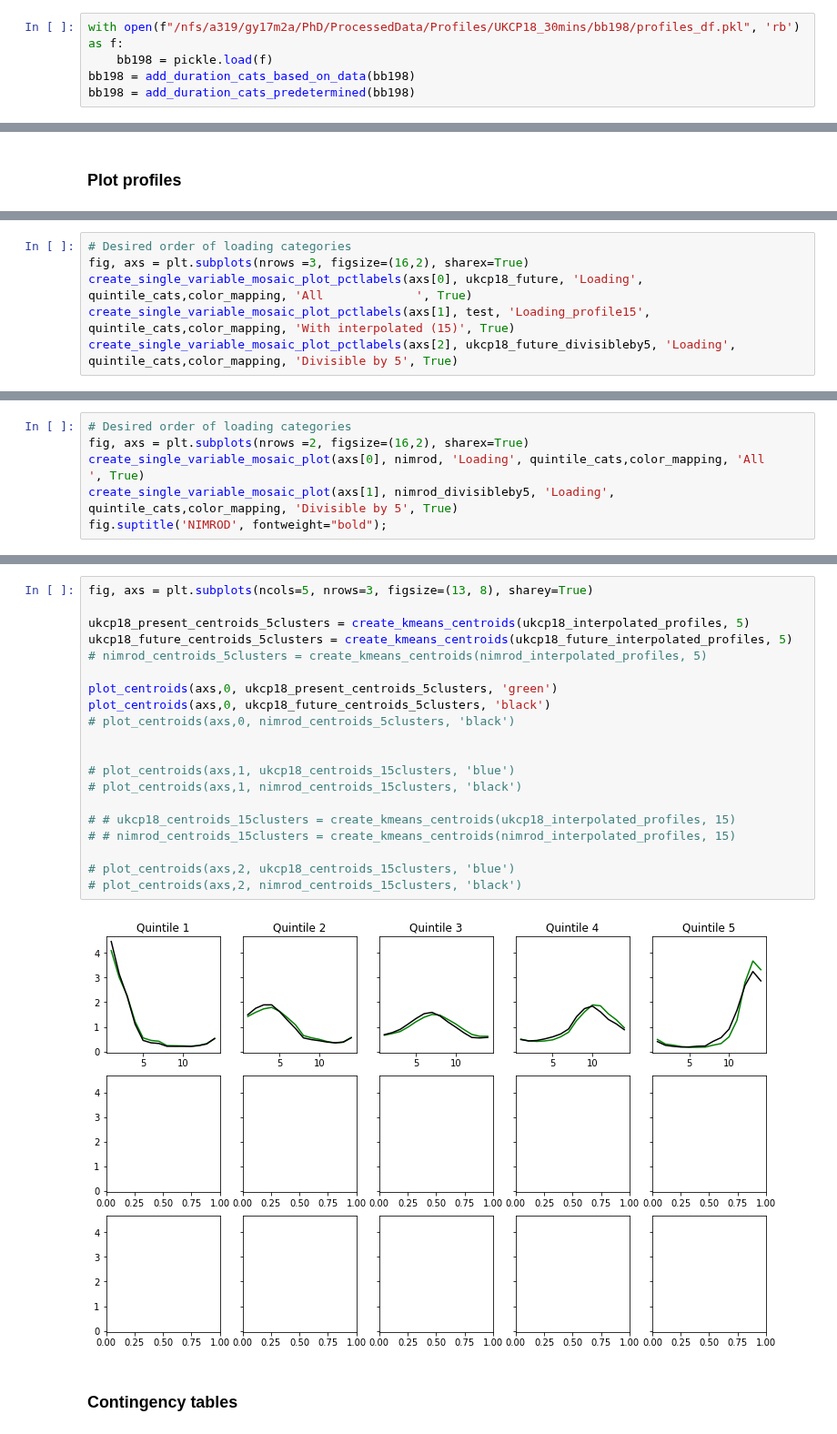
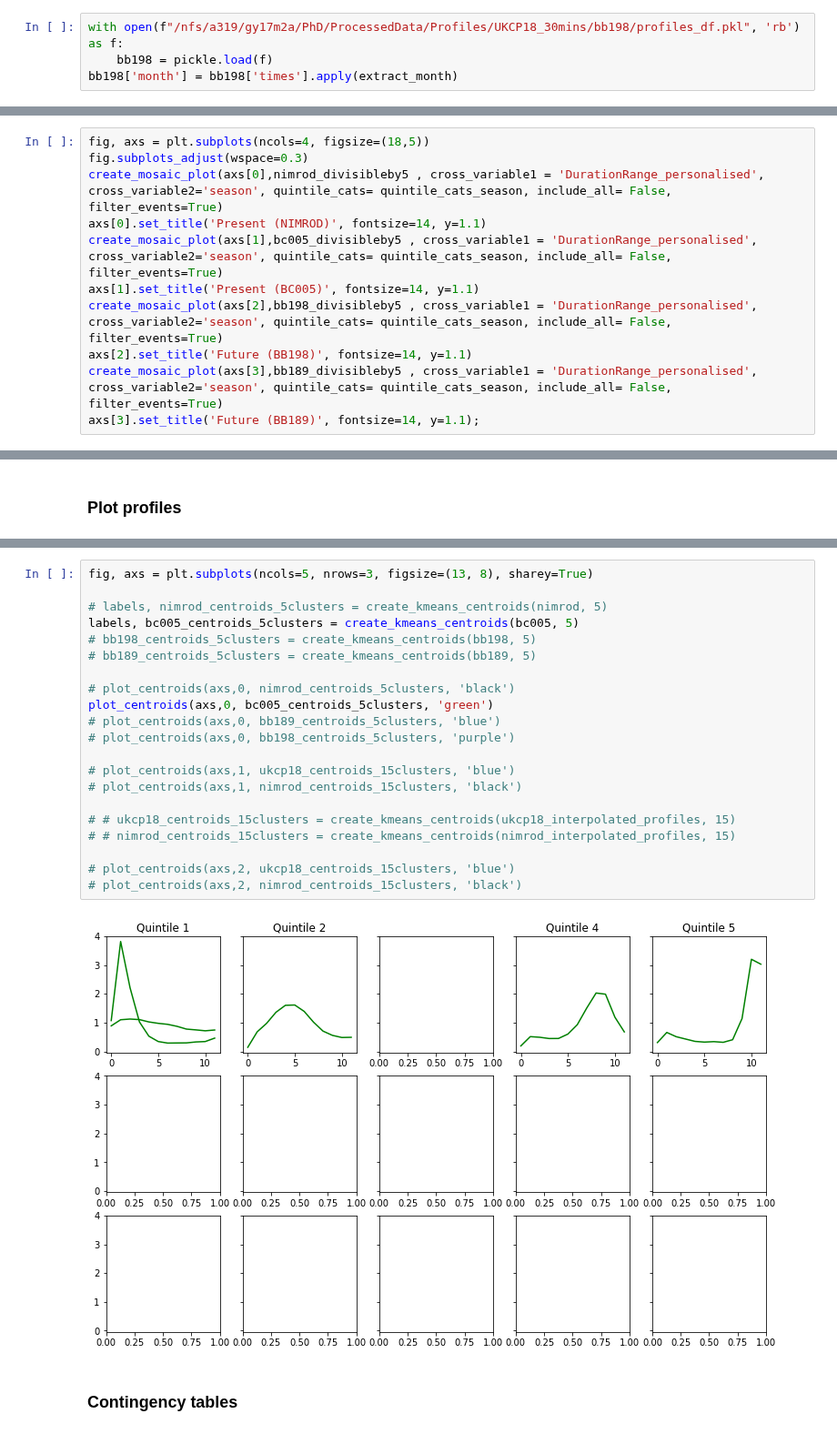
Before and after one commit to masher92/UKCP18, a Jupyter notebook: FindIndependentRainfallEvents/AnalyseProfiles/30mins/Analysis_Divisible_by5-NOFUTRE-Copy1.ipynb, the cells around one changed output, grey strips where cells are left out. Shown at 91% size. Cells and saved outputs as stored; diff of their text form.

```diff
--- a/FindIndependentRainfallEvents/AnalyseProfiles/30mins/Analysis_Divisible_by5-NOFUTRE-Copy1.ipynb
+++ b/FindIndependentRainfallEvents/AnalyseProfiles/30mins/Analysis_Divisible_by5-NOFUTRE-Copy1.ipynb
@@ -201,8 +59,7 @@ bc005 = add_duration_cats_predetermined(bc005)
 # %%
 with open(f"/nfs/a319/gy17m2a/PhD/ProcessedData/Profiles/UKCP18_30mins/bb198/profiles_df.pkl", 'rb') as f:
     bb198 = pickle.load(f)
-bb198 = add_duration_cats_based_on_data(bb198)
-bb198 = add_duration_cats_predetermined(bb198)
+bb198['month'] = bb198['times'].apply(extract_month)
 # %%
 with open(f"/nfs/a319/gy17m2a/PhD/ProcessedData/Profiles/UKCP18_30mins/bb189/profiles_df.pkl", 'rb') as f:
     bb189 = pickle.load(f)
@@ -772,0 +385,11 @@ axs[1].set_title('UKCP18 (Future)', fontsize=20);
+# %%
+fig, axs = plt.subplots(ncols=4, figsize=(18,5))
+fig.subplots_adjust(wspace=0.3)
+create_mosaic_plot(axs[0],nimrod_divisibleby5 , cross_variable1 = 'DurationRange_personalised', cross_variable2='season', quintile_cats= quintile_cats_season, include_all= False, filter_events=True)
+axs[0].set_title('Present (NIMROD)', fontsize=14, y=1.1)
+create_mosaic_plot(axs[1],bc005_divisibleby5 , cross_variable1 = 'DurationRange_personalised', cross_variable2='season', quintile_cats= quintile_cats_season, include_all= False, filter_events=True)
+axs[1].set_title('Present (BC005)', fontsize=14, y=1.1)
+create_mosaic_plot(axs[2],bb198_divisibleby5 , cross_variable1 = 'DurationRange_personalised', cross_variable2='season', quintile_cats= quintile_cats_season, include_all= False, filter_events=True)
+axs[2].set_title('Future (BB198)', fontsize=14, y=1.1)
+create_mosaic_plot(axs[3],bb189_divisibleby5 , cross_variable1 = 'DurationRange_personalised', cross_variable2='season', quintile_cats= quintile_cats_season, include_all= False, filter_events=True)
+axs[3].set_title('Future (BB189)', fontsize=14, y=1.1);
@@ -810,6 +411,0 @@ test.loc[test['Profile'].isna(), 'Profile_len15'] = None
-# %%
-# Desired order of loading categories
-fig, axs = plt.subplots(nrows =3, figsize=(16,2), sharex=True)
-create_single_variable_mosaic_plot_pctlabels(axs[0], ukcp18_future, 'Loading', quintile_cats,color_mapping, 'All             ', True)
-create_single_variable_mosaic_plot_pctlabels(axs[1], test, 'Loading_profile15', quintile_cats,color_mapping, 'With interpolated (15)', True)
-create_single_variable_mosaic_plot_pctlabels(axs[2], ukcp18_future_divisibleby5, 'Loading', quintile_cats,color_mapping, 'Divisible by 5', True)
@@ -826,6 +411,0 @@ test['Loading_profile15'] = test['max_quintile_profile15'].map(quintile_mapping)
-# %%
-# Desired order of loading categories
-fig, axs = plt.subplots(nrows =2, figsize=(16,2), sharex=True)
-create_single_variable_mosaic_plot(axs[0], nimrod, 'Loading', quintile_cats,color_mapping, 'All             ', True)
-create_single_variable_mosaic_plot(axs[1], nimrod_divisibleby5, 'Loading', quintile_cats,color_mapping, 'Divisible by 5', True)
-fig.suptitle('NIMROD', fontweight="bold");
@@ -832,25 +472,26 @@ fig.suptitle('NIMROD', fontweight="bold");
 # %%
 fig, axs = plt.subplots(ncols=5, nrows=3, figsize=(13, 8), sharey=True)
 
-ukcp18_present_centroids_5clusters = create_kmeans_centroids(ukcp18_interpolated_profiles, 5)
-ukcp18_future_centroids_5clusters = create_kmeans_centroids(ukcp18_future_interpolated_profiles, 5)
-# nimrod_centroids_5clusters = create_kmeans_centroids(nimrod_interpolated_profiles, 5)
+# labels, nimrod_centroids_5clusters = create_kmeans_centroids(nimrod, 5)
+labels, bc005_centroids_5clusters = create_kmeans_centroids(bc005, 5)
+# bb198_centroids_5clusters = create_kmeans_centroids(bb198, 5)
+# bb189_centroids_5clusters = create_kmeans_centroids(bb189, 5)
 
-plot_centroids(axs,0, ukcp18_present_centroids_5clusters, 'green')
-plot_centroids(axs,0, ukcp18_future_centroids_5clusters, 'black')
 # plot_centroids(axs,0, nimrod_centroids_5clusters, 'black')
-
+plot_centroids(axs,0, bc005_centroids_5clusters, 'green')
+# plot_centroids(axs,0, bb189_centroids_5clusters, 'blue')
+# plot_centroids(axs,0, bb198_centroids_5clusters, 'purple')
 
 # plot_centroids(axs,1, ukcp18_centroids_15clusters, 'blue')
 # plot_centroids(axs,1, nimrod_centroids_15clusters, 'black')
 
 # # ukcp18_centroids_15clusters = create_kmeans_centroids(ukcp18_interpolated_profiles, 15)
 # # nimrod_centroids_15clusters = create_kmeans_centroids(nimrod_interpolated_profiles, 15)
 
 # plot_centroids(axs,2, ukcp18_centroids_15clusters, 'blue')
 # plot_centroids(axs,2, nimrod_centroids_15clusters, 'black')
 # %% [output]
-[figure, old version]
+[figure, new version]
 # %% [markdown]
 ### Contingency tables
 # %%
```
Also changed, not shown: parts of 68 cells of this notebook, 49 other files.
